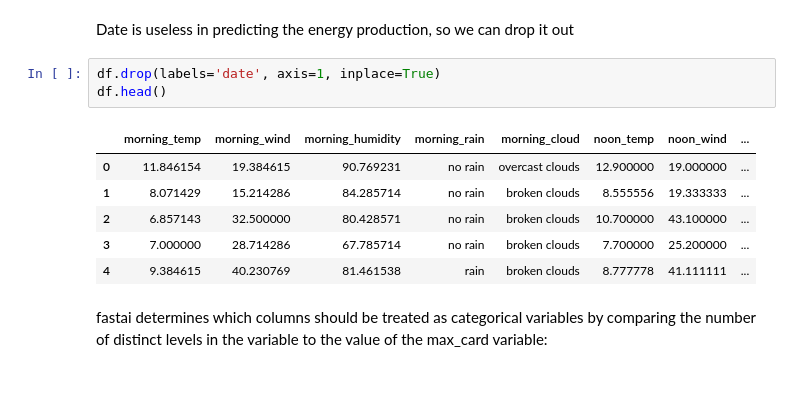
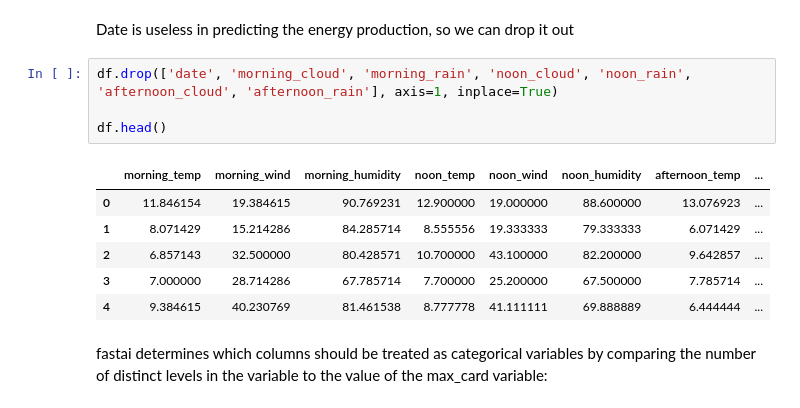
Before and after one commit to MN-Pham/Weather_SolarEnergy_Predictor, a Jupyter notebook: EnergyProduction_LinearRegression.ipynb, the cells around one changed output. Cells and saved outputs as stored; diff of their text form.

```diff
--- a/EnergyProduction_LinearRegression.ipynb
+++ b/EnergyProduction_LinearRegression.ipynb
@@ -72,15 +72,16 @@ df['afternoon_cloud'].cat.set_categories(cloud_levels, ordered=True, inplace=Tru
 # %% [markdown]
 Date is useless in predicting the energy production, so we can drop it out
 # %%
-df.drop(labels='date', axis=1, inplace=True)
+df.drop(['date', 'morning_cloud', 'morning_rain', 'noon_cloud', 'noon_rain', 'afternoon_cloud', 'afternoon_rain'], axis=1, inplace=True)
+
 df.head()
 # %% [output]
-|  | morning_temp | morning_wind | morning_humidity | morning_rain | morning_cloud | noon_temp | noon_wind | ... |
-| 0 | 11.846154 | 19.384615 | 90.769231 | no rain | overcast clouds | 12.900000 | 19.000000 | ... |
-| 1 | 8.071429 | 15.214286 | 84.285714 | no rain | broken clouds | 8.555556 | 19.333333 | ... |
-| 2 | 6.857143 | 32.500000 | 80.428571 | no rain | broken clouds | 10.700000 | 43.100000 | ... |
-| 3 | 7.000000 | 28.714286 | 67.785714 | no rain | broken clouds | 7.700000 | 25.200000 | ... |
-| 4 | 9.384615 | 40.230769 | 81.461538 | rain | broken clouds | 8.777778 | 41.111111 | ... |
+|  | morning_temp | morning_wind | morning_humidity | noon_temp | noon_wind | noon_humidity | afternoon_temp | ... |
+| 0 | 11.846154 | 19.384615 | 90.769231 | 12.900000 | 19.000000 | 88.600000 | 13.076923 | ... |
+| 1 | 8.071429 | 15.214286 | 84.285714 | 8.555556 | 19.333333 | 79.333333 | 6.071429 | ... |
+| 2 | 6.857143 | 32.500000 | 80.428571 | 10.700000 | 43.100000 | 82.200000 | 9.642857 | ... |
+| 3 | 7.000000 | 28.714286 | 67.785714 | 7.700000 | 25.200000 | 67.500000 | 7.785714 | ... |
+| 4 | 9.384615 | 40.230769 | 81.461538 | 8.777778 | 41.111111 | 69.888889 | 6.444444 | ... |
 # %% [markdown]
 fastai determines which columns should be treated as categorical variables by comparing the number of distinct levels in the variable to the value of the max_card variable:
 # %%
```
Also changed, not shown: parts of 8 cells of this notebook, 5 other files.
